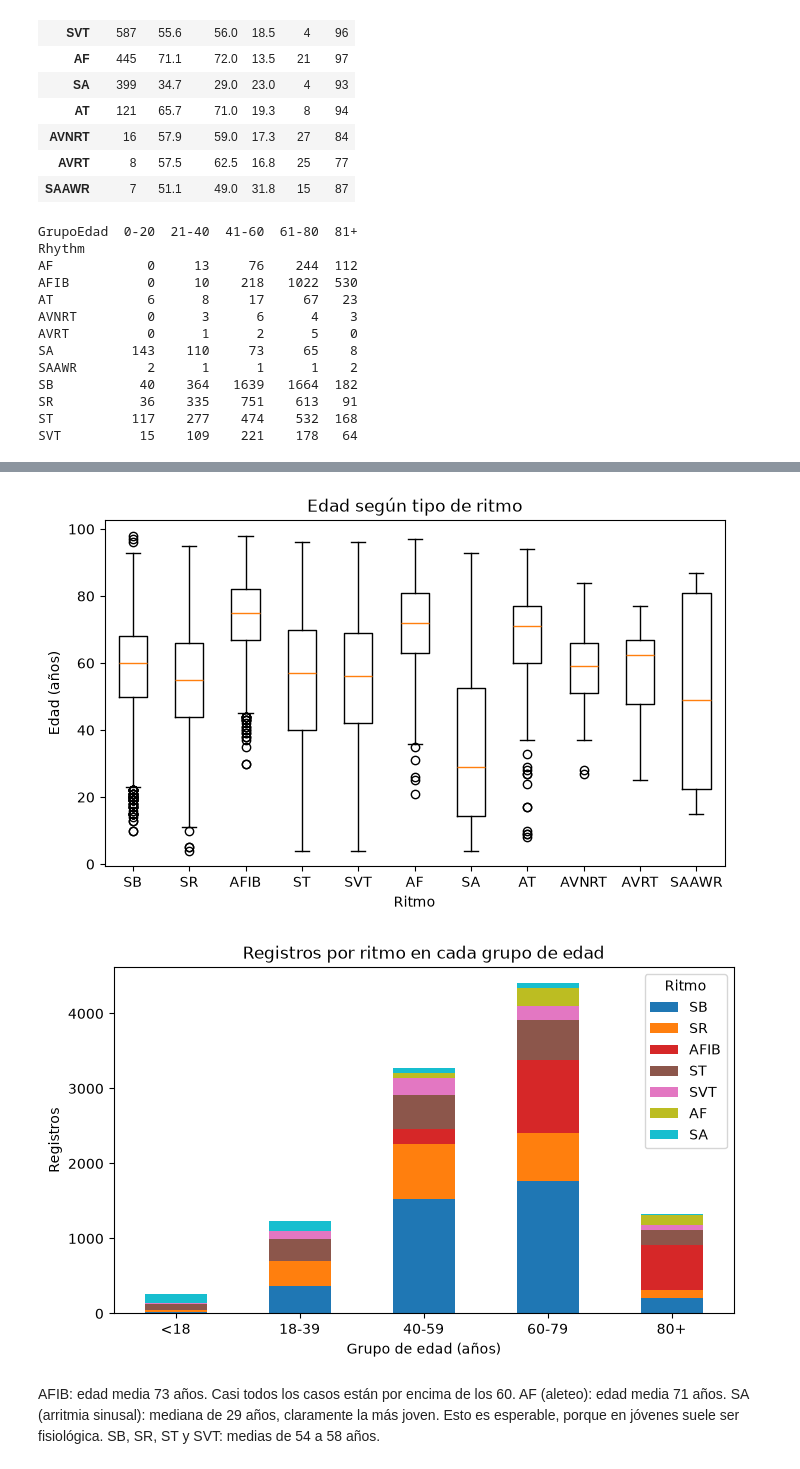
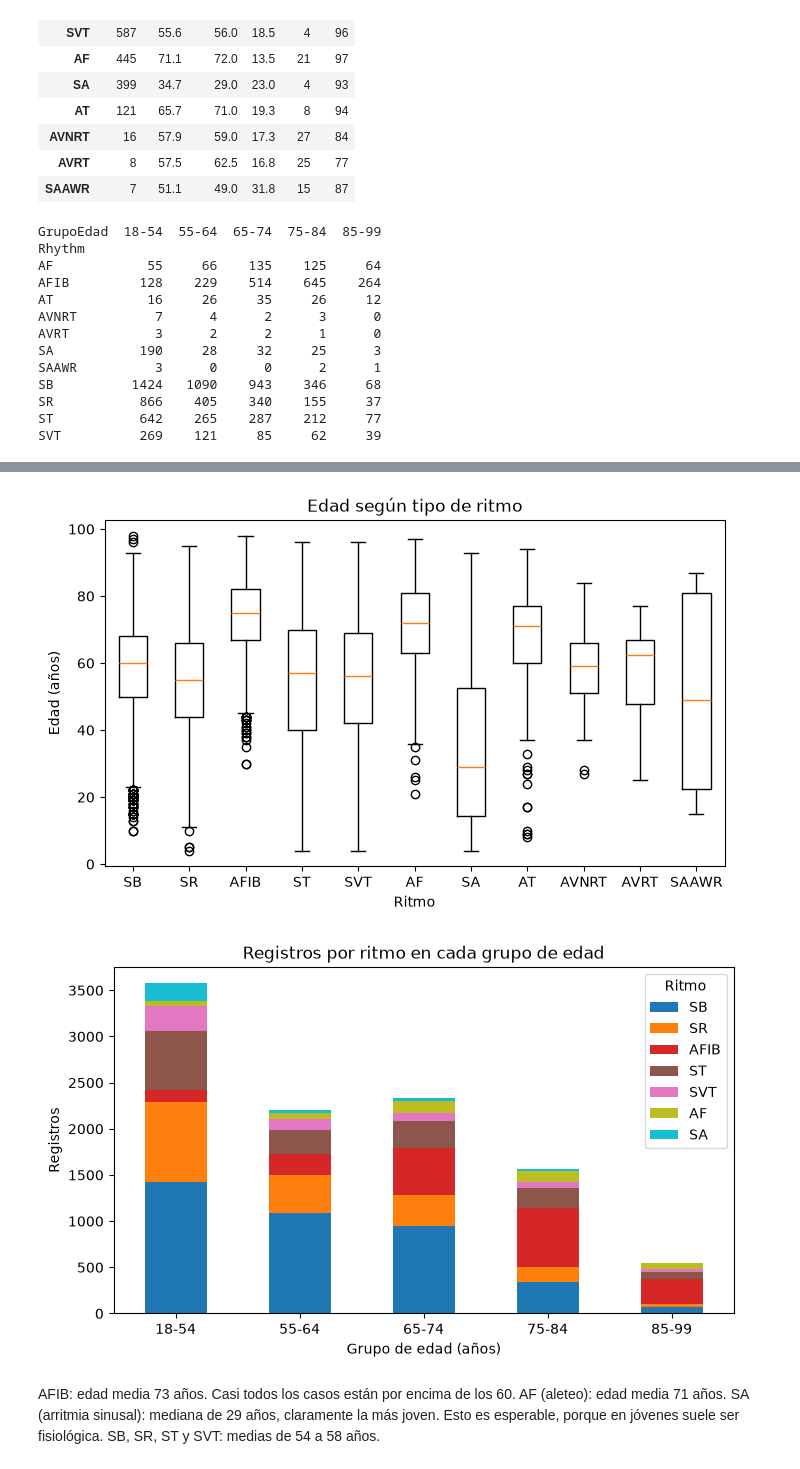
Before and after one commit to luisfmontoyaf/Biosenales_Luis_Montoya_Karly_Tarazona, a Jupyter notebook: Proyecto_1/Untitled-1.ipynb, the cells around one changed output, grey strips where cells are left out. Cells and saved outputs as stored; diff of their text form; code cells hidden in the pictures.

```diff
--- a/Proyecto_1/Untitled-1.ipynb
+++ b/Proyecto_1/Untitled-1.ipynb
@@ -165,17 +165,11 @@ Mediana de edad: 62.0 años
 
 # Crear grupos de edad
 df["GrupoEdad"] = pd.cut(
-    df["PatientAge"],
-    bins=[0, 20, 40, 60, 80, 120],
-    labels=[
-        "0-20",
-        "21-40",
-        "41-60",
-        "61-80",
-        "81+"
-    ],
-    include_lowest=True
-)
+    df["PatientAge"],  bins=[18, 55, 65, 75, 85, 100],
+        labels=["18-54", "55-64", "65-74", "75-84", "85-99"],
+        right=False
+    )
+
 
 # Cantidad de registros por ritmo y grupo de edad
 tabla_edades = pd.crosstab(
@@ -185,51 +179,53 @@ tabla_edades = pd.crosstab(
 
 print(tabla_edades)
 # %% [output]
-GrupoEdad  0-20  21-40  41-60  61-80  81+
+GrupoEdad  18-54  55-64  65-74  75-84  85-99
 Rhythm
-AF            0     13     76    244  112
-AFIB          0     10    218   1022  530
-AT            6      8     17     67   23
-AVNRT         0      3      6      4    3
-AVRT          0      1      2      5    0
-SA          143    110     73     65    8
-SAAWR         2      1      1      1    2
-SB           40    364   1639   1664  182
-SR           36    335    751    613   91
-ST          117    277    474    532  168
-SVT          15    109    221    178   64
+AF            55     66    135    125     64
+AFIB         128    229    514    645    264
+AT            16     26     35     26     12
+AVNRT          7      4      2      3      0
+AVRT           3      2      2      1      0
+SA           190     28     32     25      3
+SAAWR          3      0      0      2      1
+SB          1424   1090    943    346     68
+SR           866    405    340    155     37
+ST           642    265    287    212     77
+SVT          269    121     85     62     39
 # %%
 plt.figure(figsize=(8, 4))
 plt.hist(df["PatientAge"], bins=30, color="seagreen", edgecolor="white")
 plt.title("Distribución de la edad de los pacientes")
 plt.xlabel("Edad (años)")
 plt.ylabel("Registros")
 plt.show()
 
 
 # Edad por ritmo
 datos = [df.loc[df["Rhythm"] == r, "PatientAge"] for r in conteo.index]
 plt.figure(figsize=(8, 4.5))
 plt.boxplot(datos, tick_labels=conteo.index)
 plt.title("Edad según tipo de ritmo")
 plt.xlabel("Ritmo")
 plt.ylabel("Edad (años)")
 plt.show()
 
 # Ritmos por grupo de edad
-df["GrupoEdad"] = pd.cut(df["PatientAge"], bins=[0, 17, 39, 59, 79, 120],
-                         labels=["<18", "18-39", "40-59", "60-79", "80+"])
+df["GrupoEdad"] = pd.cut(df["PatientAge"],  bins=[18, 55, 65, 75, 85, 100],
+    labels=["18-54", "55-64", "65-74", "75-84", "85-99"],
+    right=False
+)
 pd.crosstab(df["GrupoEdad"], df["Rhythm"])[conteo.index[:7]].plot(kind="bar", stacked=True, colormap="tab10", figsize=(8, 4.5))
 plt.title("Registros por ritmo en cada grupo de edad")
 plt.xlabel("Grupo de edad (años)")
 plt.ylabel("Registros")
 plt.legend(title="Ritmo", bbox_to_anchor=(1, 1))
 plt.xticks(rotation=0)
 plt.show()
 # %% [output]
 [figure]
 [figure]
-[figure, old version]
+[figure, new version]
 # %% [markdown]
 AFIB: edad media 73 años. Casi todos los casos están por encima de los 60.
 AF (aleteo): edad media 71 años.
```
Also changed, not shown: parts of 2 cells of this notebook.
